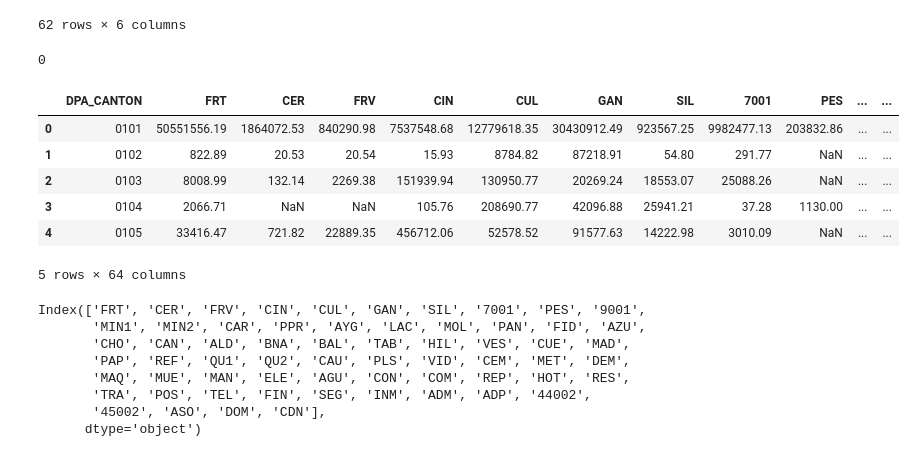
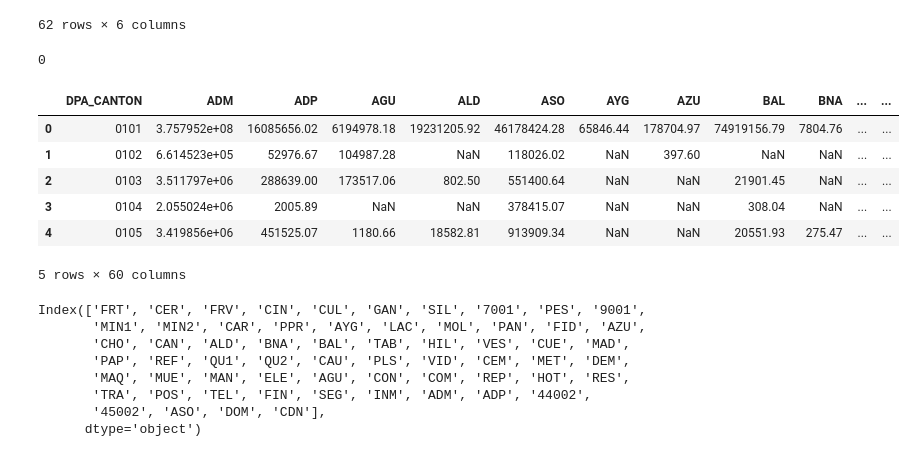
Before and after one commit to ccolon/disrupt-sc, a Jupyter notebook: dataprep/SupplyPerCanton.ipynb, the cells around one changed output. Saved outputs shown, nothing was run; the diff lists cells and outputs as text; code cells hidden in the pictures.

Commit message:
new data 59sector, bug to fix

```diff
--- a/dataprep/SupplyPerCanton.ipynb
+++ b/dataprep/SupplyPerCanton.ipynb
@@ -70,23 +70,23 @@ canton
 62 rows × 6 columns
 # %%
 #sectors = pd.read_csv(os.path.join(input_folder, "Sectors", "sectors.csv"))
-sectors = pd.read_csv(os.path.join(input_folder, "Sectors", "sectors_from_ntw_data.csv"),
-                     dtype={'ecuador_sector': str})
+#sectors = pd.read_csv(os.path.join(input_folder, "Sectors", "sectors_from_ntw_data.csv"),
+#                     dtype={'ecuador_sector': str})
 #supply = gpd.read_file(os.path.join(input_folder, "Supply", "all_2015.geojson"))
 supply = pd.read_csv(os.path.join(input_folder, "Supply", "sales_sector_canton_from_ntw_data.csv"),
                     dtype={"DPA_CANTON": str})
-supply = supply.rename(columns=sectors.set_index('ecuador_sector')['trigram'].to_dict())
+#supply = supply.rename(columns=sectors.set_index('ecuador_sector')['trigram'].to_dict())
 print(supply['DPA_CANTON'].duplicated().sum())
 supply.head()
 # %% [output]
 0
-|  | DPA_CANTON | FRT | CER | FRV | CIN | CUL | GAN | SIL | 7001 | PES | ... | ... |
-| 0 | 0101 | 50551556.19 | 1864072.53 | 840290.98 | 7537548.68 | 12779618.35 | 30430912.49 | 923567.25 | 9982477.13 | 203832.86 | ... | ... |
-| 1 | 0102 | 822.89 | 20.53 | 20.54 | 15.93 | 8784.82 | 87218.91 | 54.80 | 291.77 | NaN | ... | ... |
-| 2 | 0103 | 8008.99 | 132.14 | 2269.38 | 151939.94 | 130950.77 | 20269.24 | 18553.07 | 25088.26 | NaN | ... | ... |
-| 3 | 0104 | 2066.71 | NaN | NaN | 105.76 | 208690.77 | 42096.88 | 25941.21 | 37.28 | 1130.00 | ... | ... |
-| 4 | 0105 | 33416.47 | 721.82 | 22889.35 | 456712.06 | 52578.52 | 91577.63 | 14222.98 | 3010.09 | NaN | ... | ... |
+|  | DPA_CANTON | ADM | ADP | AGU | ALD | ASO | AYG | AZU | BAL | BNA | ... | ... |
+| 0 | 0101 | 3.757952e+08 | 16085656.02 | 6194978.18 | 19231205.92 | 46178424.28 | 65846.44 | 178704.97 | 74919156.79 | 7804.76 | ... | ... |
+| 1 | 0102 | 6.614523e+05 | 52976.67 | 104987.28 | NaN | 118026.02 | NaN | 397.60 | NaN | NaN | ... | ... |
+| 2 | 0103 | 3.511797e+06 | 288639.00 | 173517.06 | 802.50 | 551400.64 | NaN | NaN | 21901.45 | NaN | ... | ... |
+| 3 | 0104 | 2.055024e+06 | 2005.89 | NaN | NaN | 378415.07 | NaN | NaN | 308.04 | NaN | ... | ... |
+| 4 | 0105 | 3.419856e+06 | 451525.07 | 1180.66 | 18582.81 | 913909.34 | NaN | NaN | 20551.93 | 275.47 | ... | ... |
-5 rows × 64 columns
+5 rows × 60 columns
 # %%
 supply.columns[1:]
 # %% [output]
```
Also changed, not shown: parts of 3 cells of this notebook, 13 other files.
